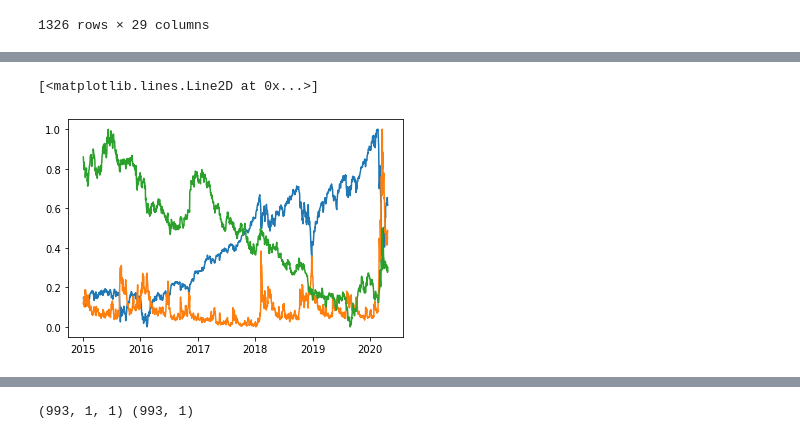
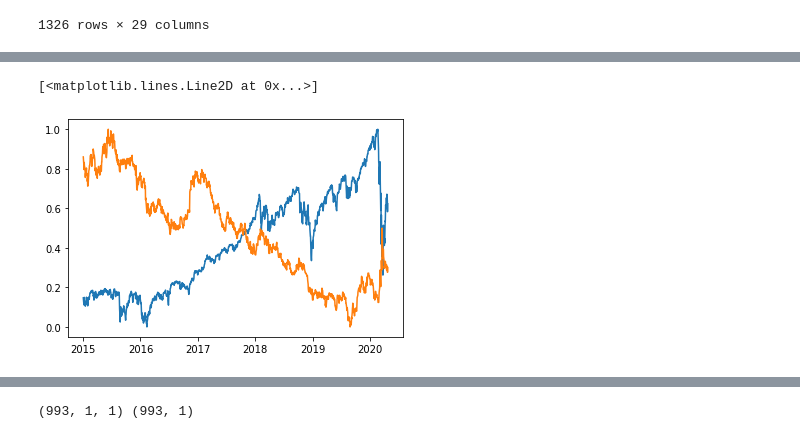
Before and after one commit to akframe123/bigdataproject, a Jupyter notebook: project.ipynb, the cells around one changed output, grey strips where cells are left out. Cells and saved outputs as stored; diff of their text form; code cells hidden in the pictures.

```diff
--- a/project.ipynb
+++ b/project.ipynb
@@ -495,9 +495,10 @@ test1
 1326 rows × 29 columns
 # %%
 
-df = test1.drop(["Date_x","Date_y","Date","2 Mo"],axis=1)
-
+df = test1.drop(["Date_x","Date_y","Date","2 Mo","Volume_y","Adj Close_x","Adj Close_y","trend","Close_y"],axis=1)
+col_Names = list(df.columns)
 scaler = preprocessing.MinMaxScaler()
 scaled_df = scaler.fit_transform(df)
 scaled_df = pd.DataFrame(scaled_df)
+scaled_df.columns = col_Names
 # %%
@@ -520,8 +508,7 @@ df
 # %%
 
-plt.plot(test1["Date_x"],scaled_df[0])
-plt.plot(test1["Date_x"],scaled_df[19])
-plt.plot(test1["Date_x"],scaled_df[18])
+plt.plot(test1["Date_x"],scaled_df["Close_x"])
+plt.plot(test1["Date_x"],scaled_df["difference"])
 # %% [output]
 [<matplotlib.lines.Line2D at 0x...>]
-[figure, old version]
+[figure, new version]
```
Also changed, not shown: parts of 22 cells of this notebook.
